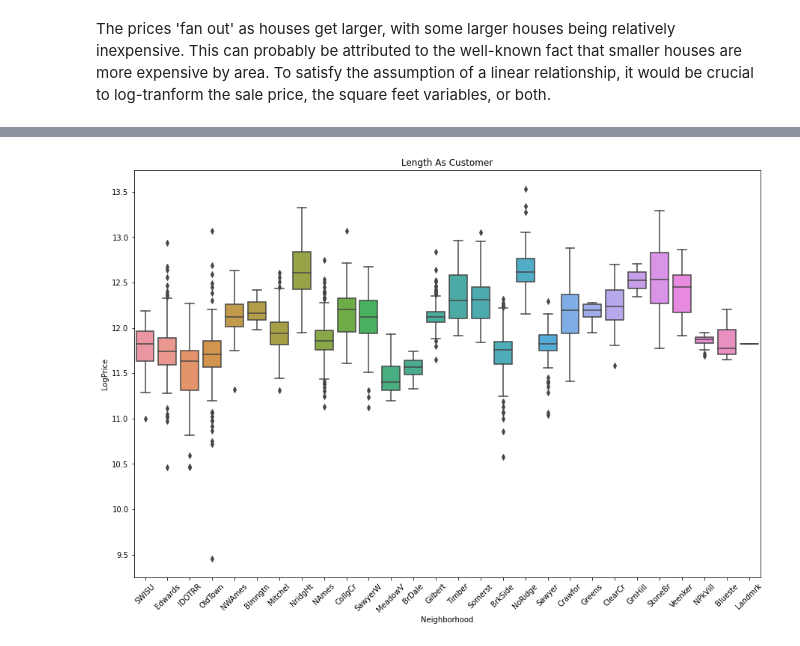
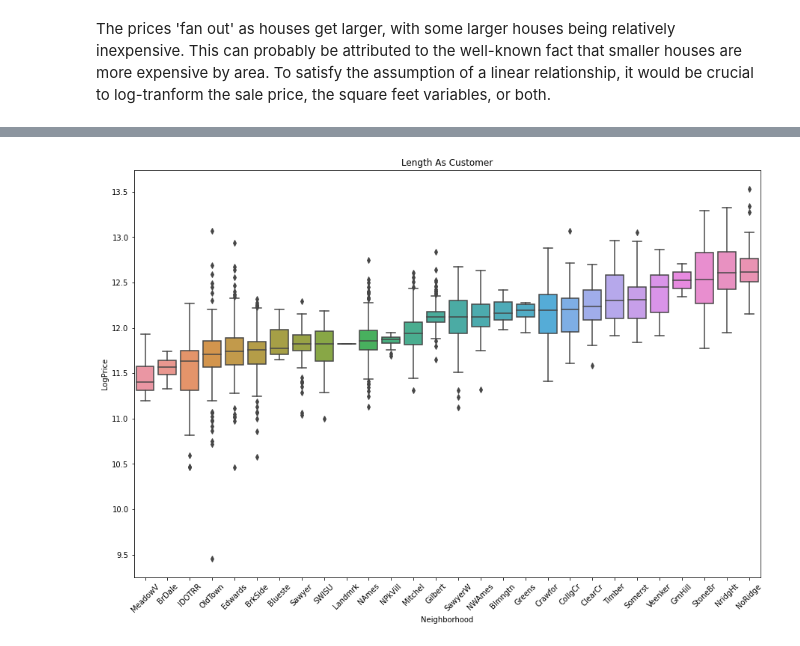
Before and after one commit to dapopov-st/housing-price-predictions, a Jupyter notebook: 001_visualizations.ipynb, the cells around one changed output, grey strips where cells are left out. Cells and saved outputs as stored; diff of their text form; code cells hidden in the pictures.

Commit message:
update visualizations and presentation

```diff
--- a/001_visualizations.ipynb
+++ b/001_visualizations.ipynb
@@ -181,0 +200,8 @@ alldata['LogPrice']=np.log1p(alldata["SalePrice"])
+# %%
+df['LogPrice']=(alldata[['LogPrice','Neighborhood']].
+ groupby(['Neighborhood']).
+ agg({'LogPrice':['median']}))['LogPrice']['median']
+ #.
+ #sort_values(by=['LogPrice'],ascending=False))
+# %%
+df['LogPrice']=df['LogPrice'].apply(pd.to_numeric)
@@ -182,14 +219,18 @@ alldata['LogPrice']=np.log1p(alldata["SalePrice"])
+# %%
+df=df.sort_values(by=['LogPrice'],ascending=True)
+# %%
+order_=list(df.index)
 # %%
 plt.figure(figsize=(15, 10))
 palette=sns.color_palette("rocket", as_cmap=True)
 
 plot=sns.boxplot(x="Neighborhood", y="LogPrice",
-            data=alldata,orient='v')
+            data=alldata,orient='v',order=order_)
 #plot.set_xticklabels(ax.get_xticklabels(),rotation=45)
 plt.setp(plot.get_xticklabels(), rotation=45)
 
 
 plot.set_title("Length As Customer")
 plt.show()
 # %% [output]
-[figure, old version]
+[figure, new version]
```
Also changed, not shown: parts of 3 cells of this notebook, 1 other file.
